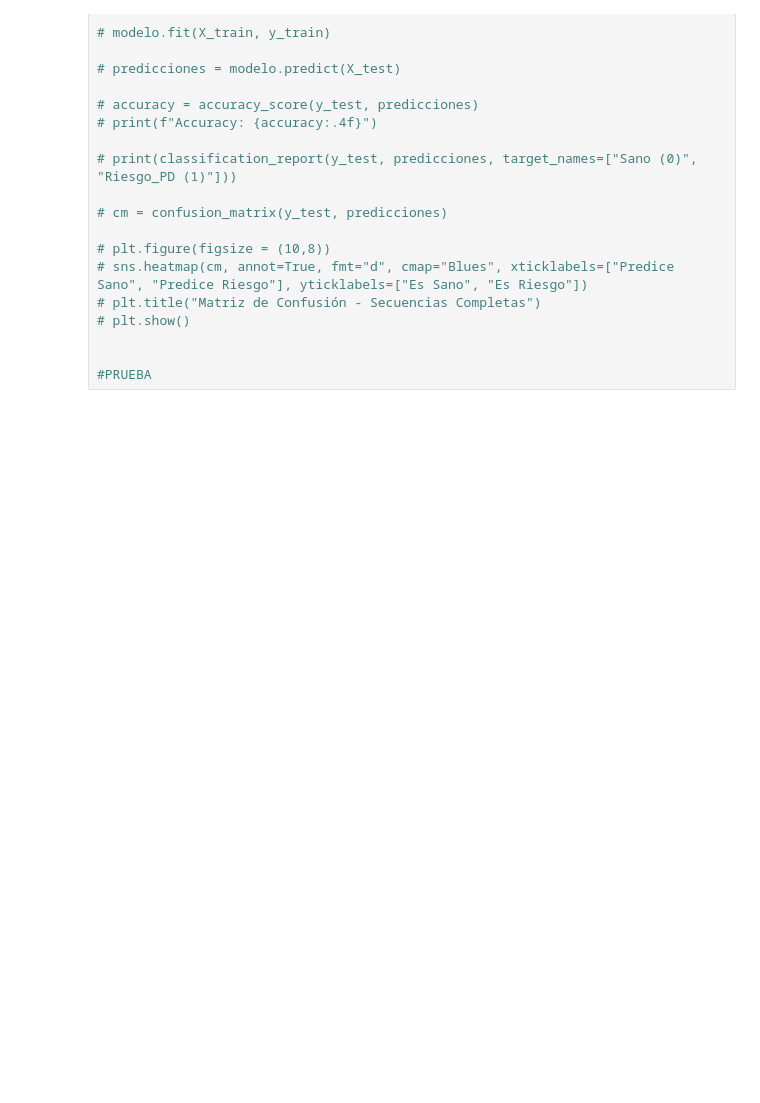
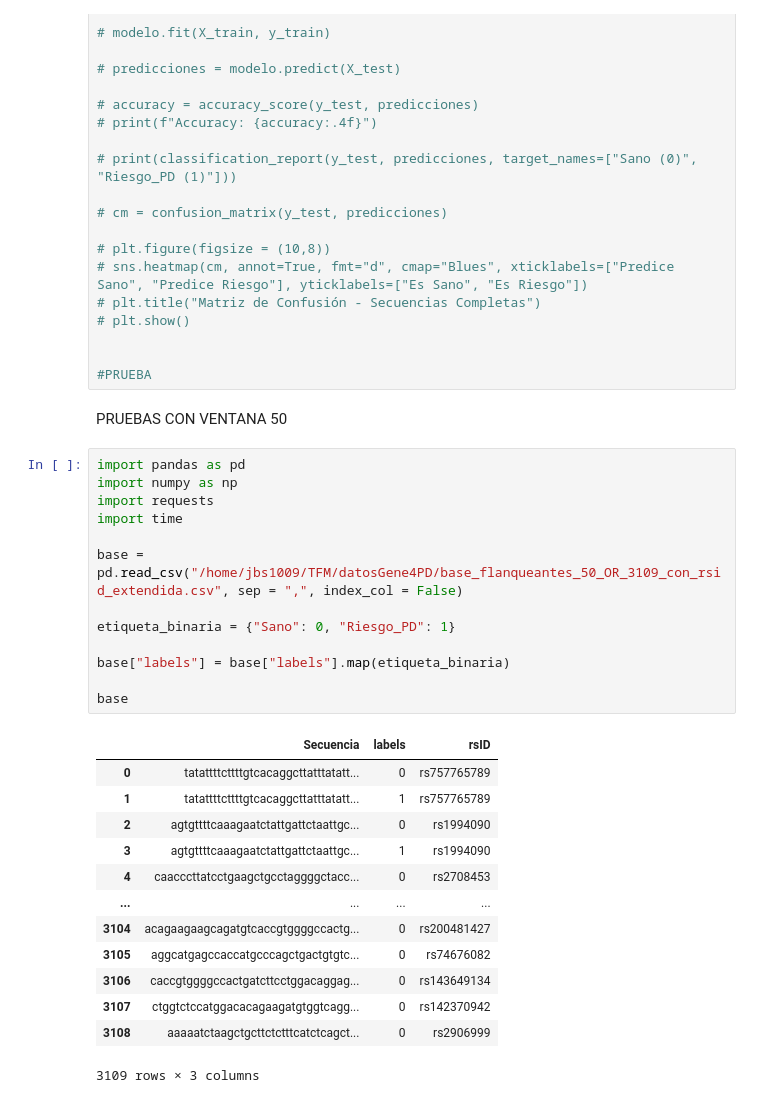
Before and after one commit to jbs1009/TFM_Jorge_Bermejo_Sacristan, a Jupyter notebook: Pruebas_DNABERT-2.ipynb, the cells around one changed output. Drawn from its saved outputs; the diff is of its cells as text; blank space fills up the shorter version.

Commit message:
Prueba sobre dataset extendido de regiones de 50 con modelo DNABERT2-177M

```diff
--- a/Pruebas_DNABERT-2.ipynb
+++ b/Pruebas_DNABERT-2.ipynb
@@ -806,3 +806,32 @@ print(f'AUC-ROC k-mers: {auc_score_kmers:.4f}')
 
 
 #PRUEBA
+# %% [markdown]
+PRUEBAS CON VENTANA 50
+# %%
+import pandas as pd
+import numpy as np
+import requests
+import time
+
+base = pd.read_csv("/home/jbs1009/TFM/datosGene4PD/base_flanqueantes_50_OR_3109_con_rsid_extendida.csv", sep = ",", index_col = False)
+
+etiqueta_binaria = {"Sano": 0, "Riesgo_PD": 1}
+
+base["labels"] = base["labels"].map(etiqueta_binaria)
+
+base
+# %% [output]
+|  | Secuencia | labels | rsID |
+| 0 | tatattttcttttgtcacaggcttatttatatt... | 0 | rs757765789 |
+| 1 | tatattttcttttgtcacaggcttatttatatt... | 1 | rs757765789 |
+| 2 | agtgttttcaaagaatctattgattctaattgc... | 0 | rs1994090 |
+| 3 | agtgttttcaaagaatctattgattctaattgc... | 1 | rs1994090 |
+| 4 | caacccttatcctgaagctgcctaggggctacc... | 0 | rs2708453 |
+| ... | ... | ... | ... |
+| 3104 | acagaagaagcagatgtcaccgtggggccactg... | 0 | rs200481427 |
+| 3105 | aggcatgagccaccatgcccagctgactgtgtc... | 0 | rs74676082 |
+| 3106 | caccgtggggccactgatcttcctggacaggag... | 0 | rs143649134 |
+| 3107 | ctggtctccatggacacagaagatgtggtcagg... | 0 | rs142370942 |
+| 3108 | aaaaatctaagctgcttctctttcatctcagct... | 0 | rs2906999 |
+3109 rows × 3 columns
```
Also changed, not shown: parts of 2 cells of this notebook.
